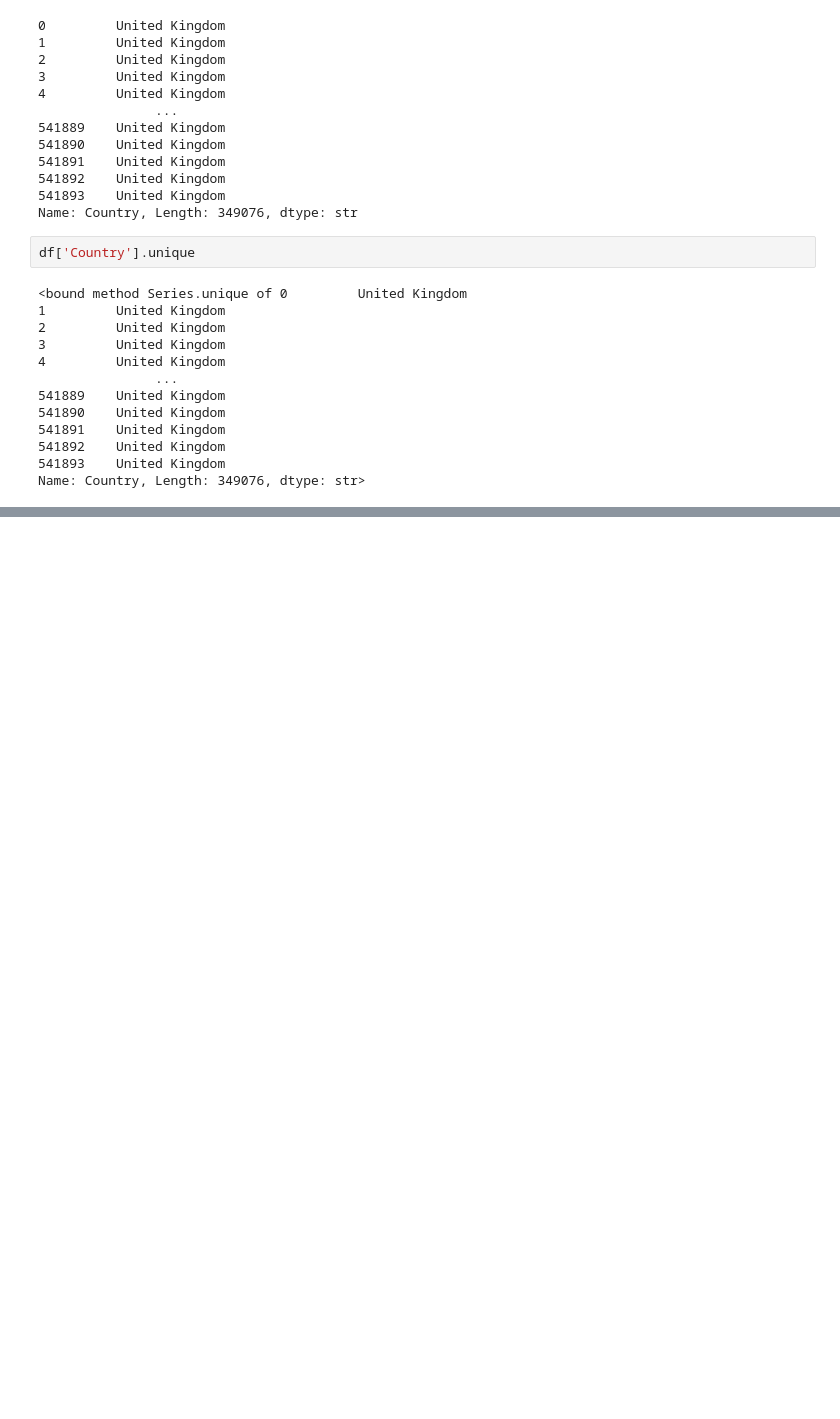
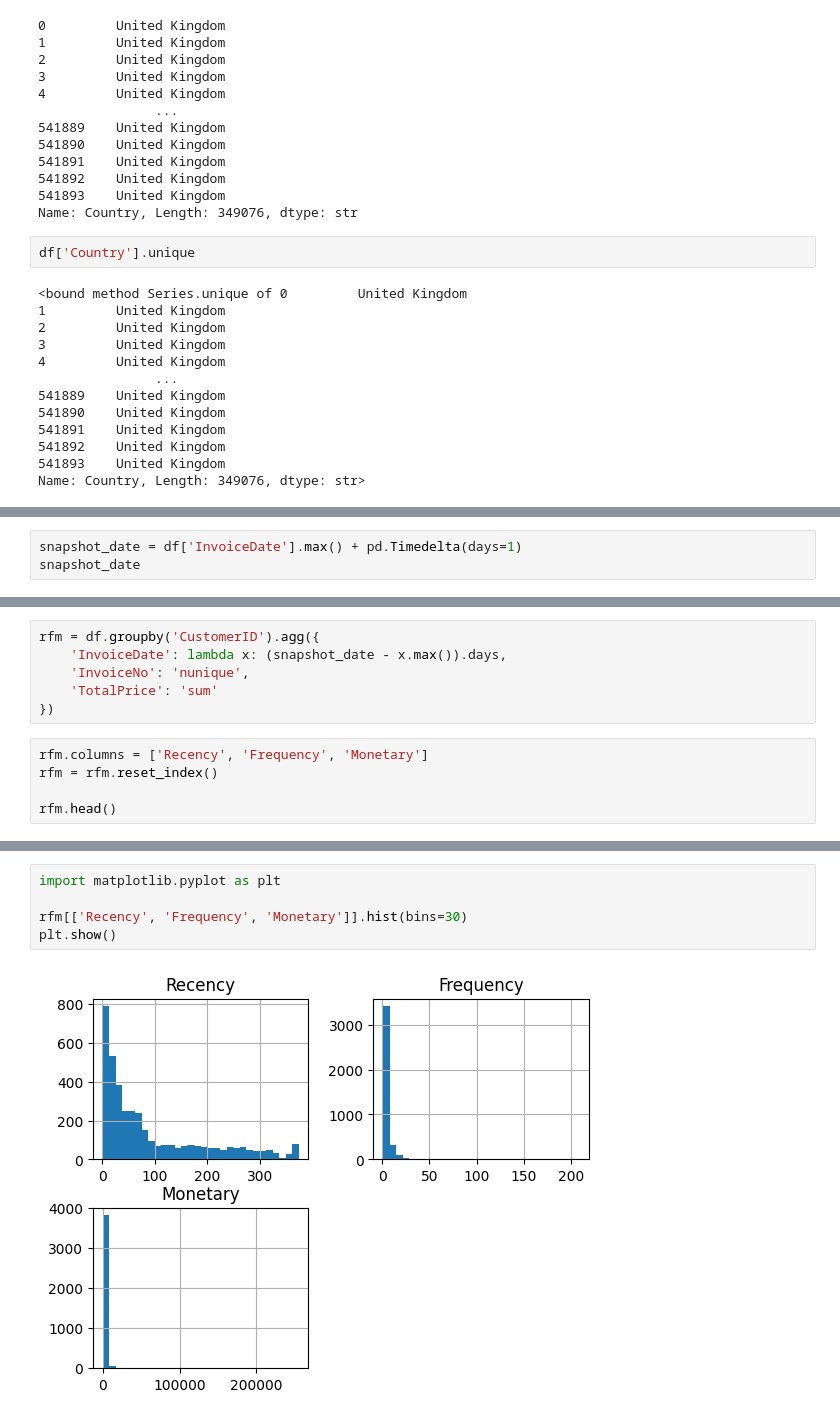
Before and after one commit to Qanmberjawad/clv-prediction, a Jupyter notebook: notebooks/01_data_loading.ipynb, the cells around one changed output, grey strips where cells are left out. Saved outputs shown, nothing was run; the diff lists cells and outputs as text; blank space fills up the shorter version.

```diff
--- a/notebooks/01_data_loading.ipynb
+++ b/notebooks/01_data_loading.ipynb
@@ -204,0 +207,3 @@ Name: Country, Length: 349076, dtype: str>
+# %%
+snapshot_date = df['InvoiceDate'].max() + pd.Timedelta(days=1)
+snapshot_date
@@ -204,0 +212,11 @@ Name: Country, Length: 349076, dtype: str>
+# %%
+rfm = df.groupby('CustomerID').agg({
+    'InvoiceDate': lambda x: (snapshot_date - x.max()).days,
+    'InvoiceNo': 'nunique',
+    'TotalPrice': 'sum'
+})
+# %%
+rfm.columns = ['Recency', 'Frequency', 'Monetary']
+rfm = rfm.reset_index()
+
+rfm.head()
@@ -204,0 +274,7 @@ Name: Country, Length: 349076, dtype: str>
+# %%
+import matplotlib.pyplot as plt
+
+rfm[['Recency', 'Frequency', 'Monetary']].hist(bins=30)
+plt.show()
+# %% [output]
+[figure, added]
```
Also changed, not shown: parts of 14 cells of this notebook.
